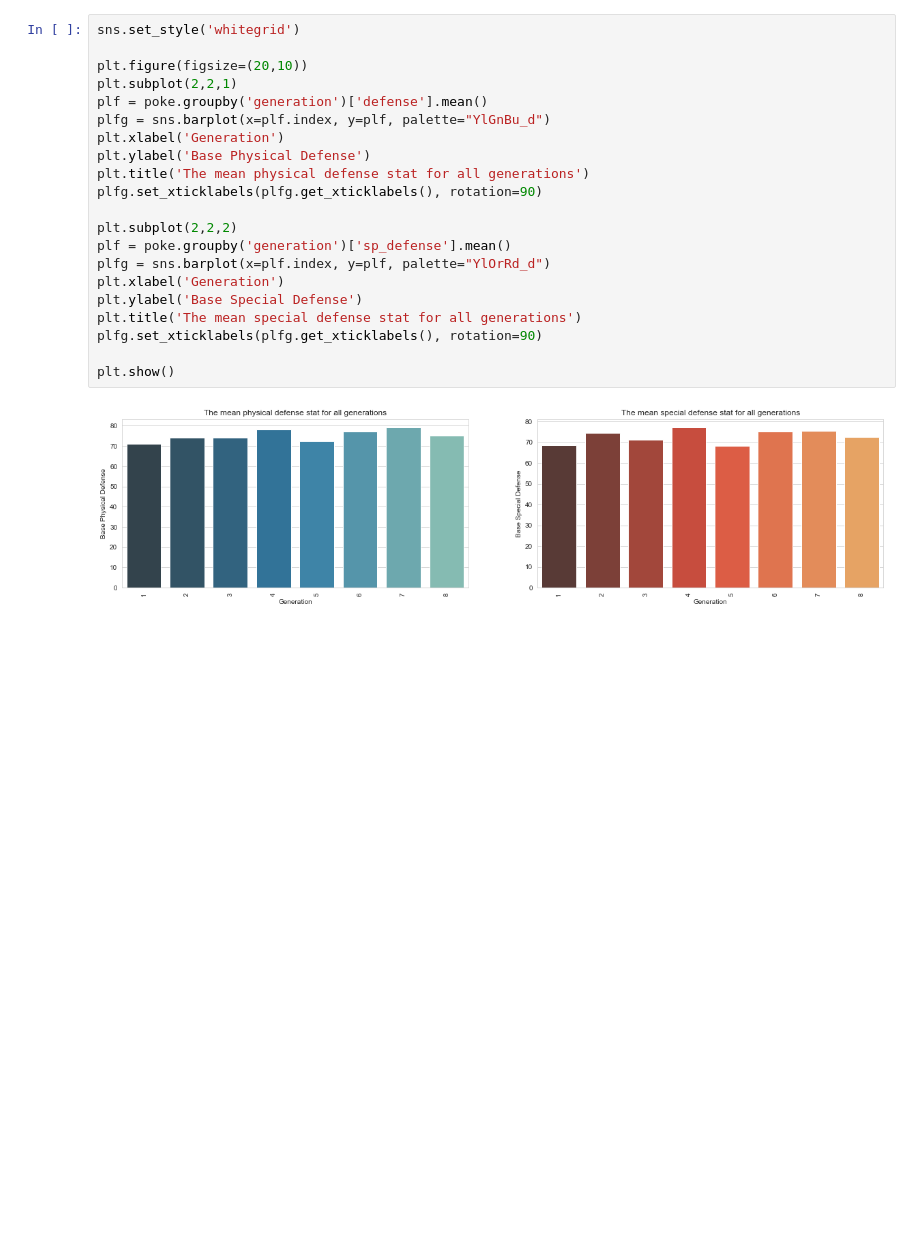
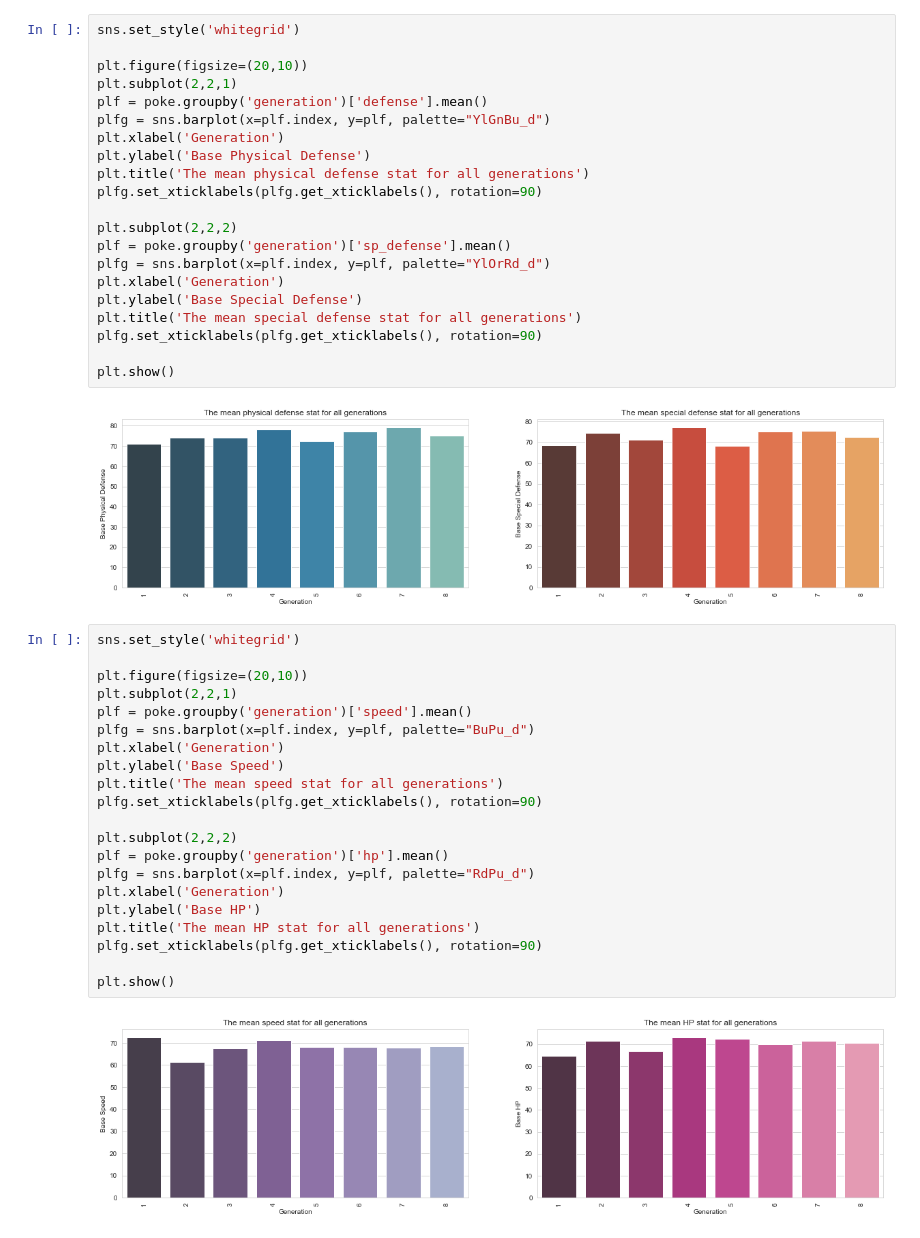
Before and after one commit to hosadman/pokemon-data-analysis-with-python, a Jupyter notebook: Pokemon-Data-Analysis-with-Python.ipynb, the cells around one changed output. Cells and saved outputs as stored; diff of their text form; blank space fills up the shorter version.

Commit message:
Added categorical data comparison graphs to the .ipynb file

```diff
--- a/Pokemon-Data-Analysis-with-Python.ipynb
+++ b/Pokemon-Data-Analysis-with-Python.ipynb
@@ -681,3 +701,26 @@ plfg.set_xticklabels(plfg.get_xticklabels(), rotation=90)
 plt.show()
 # %% [output]
 [figure]
+# %%
+sns.set_style('whitegrid')
+
+plt.figure(figsize=(20,10))
+plt.subplot(2,2,1)
+plf = poke.groupby('generation')['speed'].mean()
+plfg = sns.barplot(x=plf.index, y=plf, palette="BuPu_d")
+plt.xlabel('Generation')
+plt.ylabel('Base Speed')
+plt.title('The mean speed stat for all generations')
+plfg.set_xticklabels(plfg.get_xticklabels(), rotation=90)
+
+plt.subplot(2,2,2)
+plf = poke.groupby('generation')['hp'].mean()
+plfg = sns.barplot(x=plf.index, y=plf, palette="RdPu_d")
+plt.xlabel('Generation')
+plt.ylabel('Base HP')
+plt.title('The mean HP stat for all generations')
+plfg.set_xticklabels(plfg.get_xticklabels(), rotation=90)
+
+plt.show()
+# %% [output]
+[figure, added]
```
Also changed, not shown: parts of 17 cells of this notebook.
